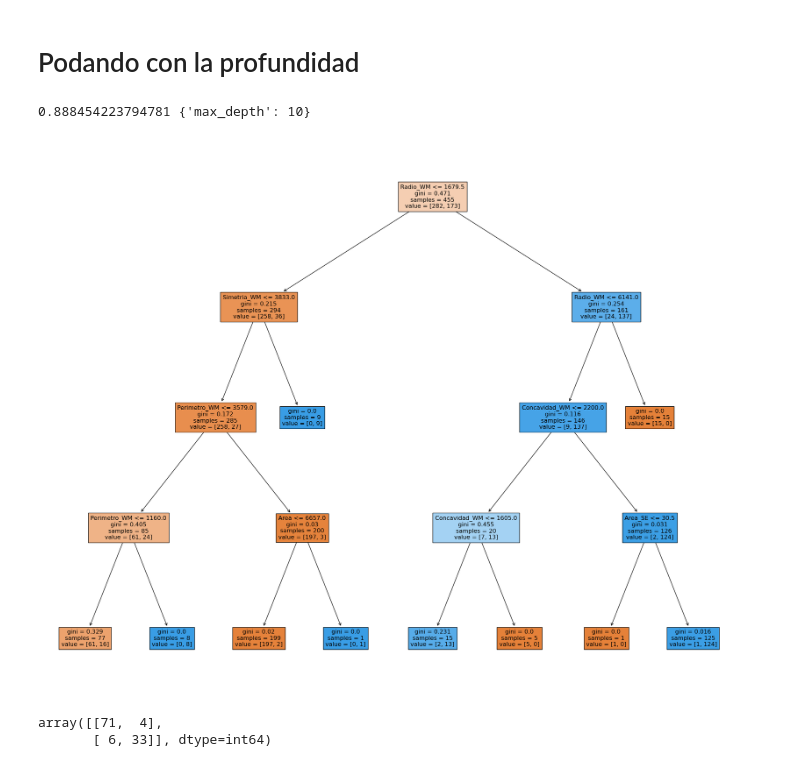
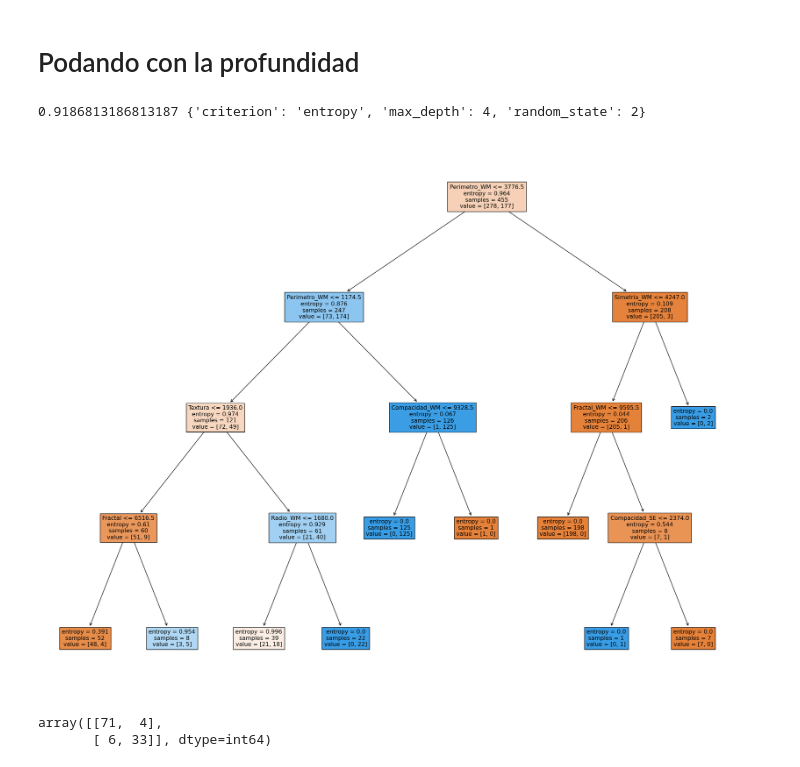
Before and after one commit to DiegoCorredor724/Proyecto1, a Jupyter notebook: Código/Arboles de clasificación.ipynb, the cells around one changed output. Saved outputs shown, nothing was run; the diff lists cells and outputs as text; code cells hidden in the pictures.

```diff
--- a/Código/Arboles de clasificación.ipynb
+++ b/Código/Arboles de clasificación.ipynb
@@ -60,8 +60,8 @@ X_train.shape
 [Acá](https://scikit-learn.org/stable/modules/generated/sklearn.tree.DecisionTreeClassifier.html)
 # %%
 ## Construcción del arbol
-arbol=tree.DecisionTreeClassifier(criterion="gini", min_samples_split=20, min_samples_leaf=10)
+arbol=DecisionTreeClassifier(criterion="gini", min_samples_split=20, min_samples_leaf=10) ### mínimo de elementos 20 y para el algoritmo
 arbol.fit(X_train, y_train)
 fig = plt.figure(figsize=(25,20))
-_ = tree.plot_tree(arbol, feature_names=X_train.columns, filled=True)
+_ = plot_tree(arbol, feature_names=X_train.columns, filled=True)
 # %% [output]
@@ -108,20 +108,20 @@ Generalmente $\beta=2$ o $\beta=1$ [Click](https://en.wikipedia.org/wiki/F-score
 # Podando con la profundidad
 # %%
 ### Validacion cruzada para obtener la profundidad optima
-parameters = {'max_depth':range(2,20)} ### voy a probar desde 3 hasta 20
-arbol= GridSearchCV(tree.DecisionTreeClassifier(), parameters,scoring="balanced_accuracy", n_jobs=-1) ## Metrica r2
+parameters = {'max_depth':range(3,20),
+              'random_state':[0,2,4],
+              'criterion':['gini','entropy']} ### voy a probar desde 3 hasta 20 (Diccionario)
+arbol= GridSearchCV(tree.DecisionTreeClassifier(), parameters,scoring="accuracy", n_jobs=-1) ## Metrica r2
 arbol.fit(X=X_train, y=y_train)
 tree_model = arbol.best_estimator_ ## El mejor modelo
 print (arbol.best_score_, arbol.best_params_)
 # %% [output]
-0.888454223794781 {'max_depth': 10}
+0.9186813186813187 {'criterion': 'entropy', 'max_depth': 4, 'random_state': 2}
 # %%
-arbol=tree.DecisionTreeClassifier(criterion="gini", max_depth=4)
-arbol.fit(X_train, y_train)
 fig = plt.figure(figsize=(25,20))
-_ = tree.plot_tree(arbol, feature_names=X_train.columns, filled=True)
+_ = tree.plot_tree(tree_model, feature_names=X_train.columns,filled=True)
 # %% [output]
-[figure, old version]
+[figure, new version]
 # %%
 y_pred=arbol.predict(X_test)
 confusion_matrix(y_test, y_pred)
```
Also changed, not shown: parts of 2 cells of this notebook.
